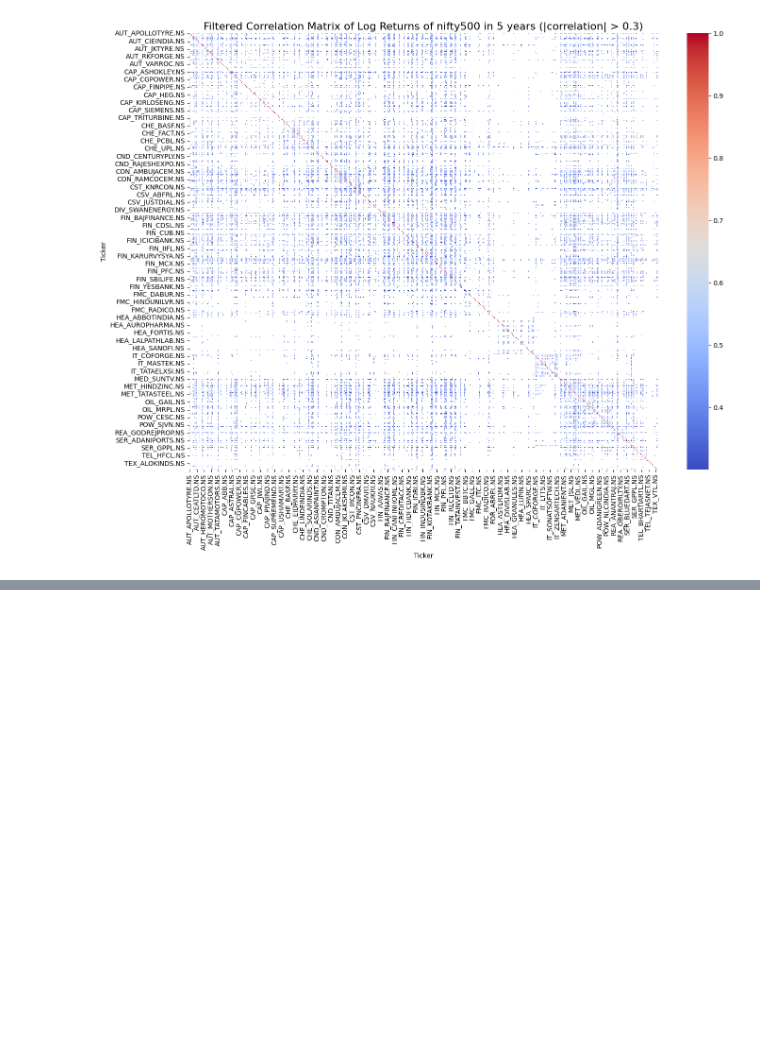
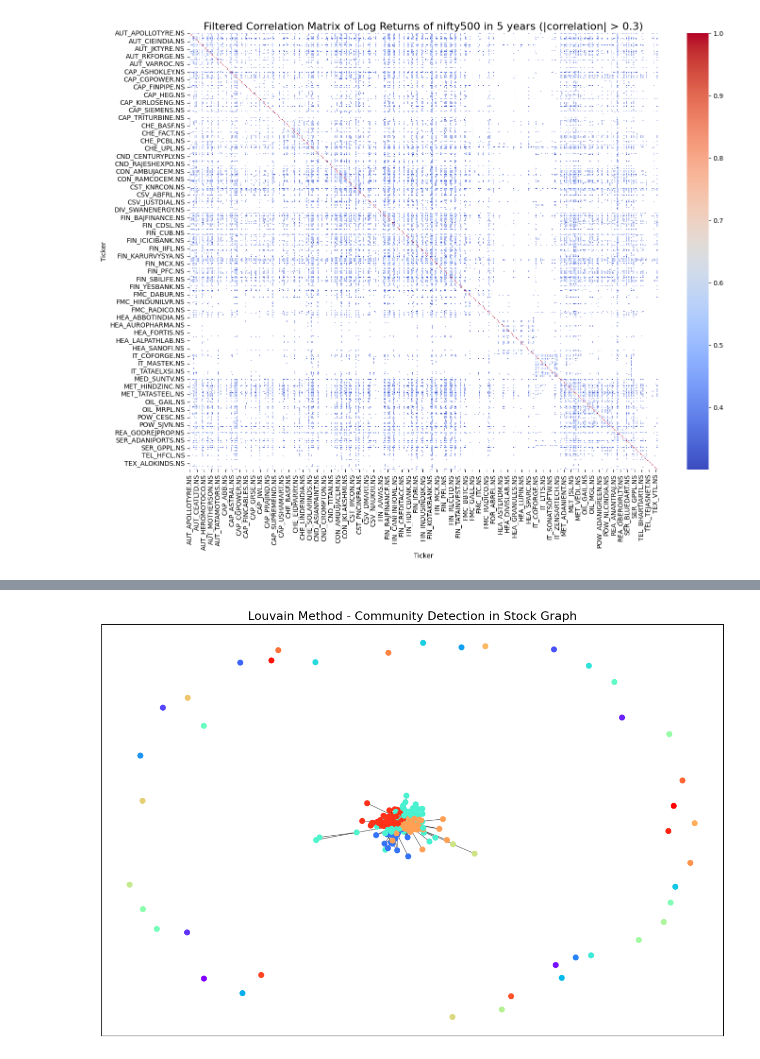
Before and after one commit to SKies2003/Graph-Theory-for-Portfolio-Optimization, a Jupyter notebook: 5 years/Project.ipynb, the cells around one changed output, grey strips where cells are left out. Saved outputs shown, nothing was run; the diff lists cells and outputs as text; code cells hidden in the pictures; blank space fills up the shorter version.

```diff
--- a/5 years/Project.ipynb
+++ b/5 years/Project.ipynb
@@ -231,0 +262,80 @@ plt.show()
+# %%
+# %% Import necessary libraries
+import community.community_louvain as louvain  # For Louvain method
+from networkx.algorithms.community import girvan_newman
+from sklearn.cluster import SpectralClustering
+
+# %% 4.1 Apply Louvain Method for Community Detection
+# Louvain method finds communities by maximizing modularity
+louvain_partition = louvain.best_partition(G, weight='weight')
+
+# %% Visualize Louvain Clusters
+# Assign each node a color based on its community
+plt.figure(figsize=(15, 10))
+pos = nx.spring_layout(G, seed=42)
+nx.draw_networkx_nodes(G, pos, node_size=50, cmap=plt.cm.rainbow,
+                       node_color=list(louvain_partition.values()), label='Louvain Clusters')
+nx.draw_networkx_edges(G, pos, alpha=0.5)
+plt.title("Louvain Method - Community Detection in Stock Graph", fontsize=16)
+plt.show()
+
+# %% 4.2 Apply Girvan-Newman Algorithm
+# Girvan-Newman detects communities by progressively removing edges with highest betweenness
+gn_communities = next(girvan_newman(G))
+
+# Convert the communities into a list of clusters
+gn_communities_list = [list(community) for community in gn_communities]
+
+# %% Visualize Girvan-Newman Clusters
+# Assign a different color to each community
+gn_colors = {stock: idx for idx, community in enumerate(gn_communities_list) for stock in community}
+plt.figure(figsize=(15, 10))
+nx.draw_networkx_nodes(G, pos, node_size=50, cmap=plt.cm.rainbow, node_color=[gn_colors[stock] for stock in G.nodes])
+nx.draw_networkx_edges(G, pos, alpha=0.5)
+plt.title("Girvan-Newman Algorithm - Community Detection in Stock Graph", fontsize=16)
+plt.show()
+
+# %% 4.3 Apply Spectral Clustering
+# Spectral clustering clusters stocks based on the eigenvalues of the graph Laplacian
+num_clusters = 10  # Specify the number of clusters
+spectral_model = SpectralClustering(n_clusters=num_clusters, affinity='precomputed', random_state=42)
+spectral_clusters = spectral_model.fit_predict(correlation_matrix.fillna(0).values)
+
+# %% Visualize Spectral Clustering Results
+plt.figure(figsize=(15, 10))
+nx.draw_networkx_nodes(G, pos, node_size=50, cmap=plt.cm.rainbow, node_color=spectral_clusters, label='Spectral Clusters')
+nx.draw_networkx_edges(G, pos, alpha=0.5)
+plt.title("Spectral Clustering - Community Detection in Stock Graph", fontsize=16)
+plt.show()
+
+# %% 4.4 Identify Clusters of Stocks
+# Extract clusters from Louvain Method
+louvain_clusters = {}
+for stock, cluster_id in louvain_partition.items():
+    if cluster_id not in louvain_clusters:
+        louvain_clusters[cluster_id] = []
+    louvain_clusters[cluster_id].append(stock)
+
+# Output the identified clusters from Louvain method
+print("Louvain Clusters:")
+for cluster_id, stocks in louvain_clusters.items():
+    print(f"Cluster {cluster_id}: {stocks}")
+
+# Extract clusters from Girvan-Newman Algorithm
+print("\nGirvan-Newman Clusters:")
+for i, community in enumerate(gn_communities_list):
+    print(f"Cluster {i}: {community}")
+
+# Extract clusters from Spectral Clustering
+print("\nSpectral Clustering Clusters:")
+spectral_cluster_dict = {}
+for i, stock in enumerate(log_returns.columns):
+    cluster_id = spectral_clusters[i]
+    if cluster_id not in spectral_cluster_dict:
+        spectral_cluster_dict[cluster_id] = []
+    spectral_cluster_dict[cluster_id].append(stock)
+
+for cluster_id, stocks in spectral_cluster_dict.items():
+    print(f"Cluster {cluster_id}: {stocks}")
+# %% [output]
+[figure, added]
```
Also changed, not shown: parts of 6 cells of this notebook, 2 other files.
